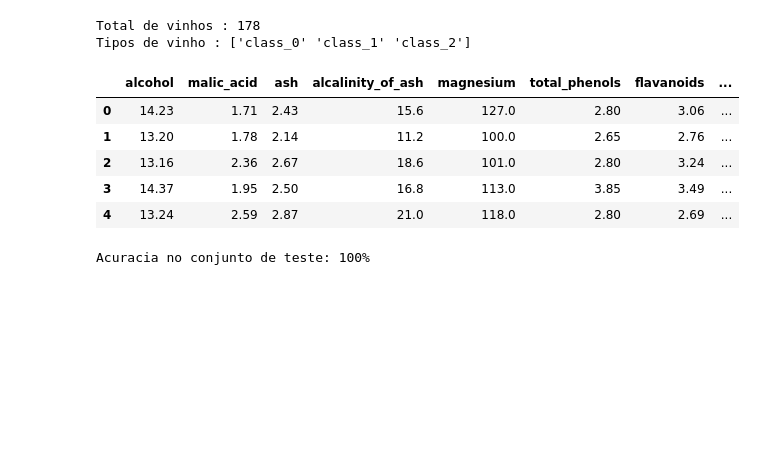
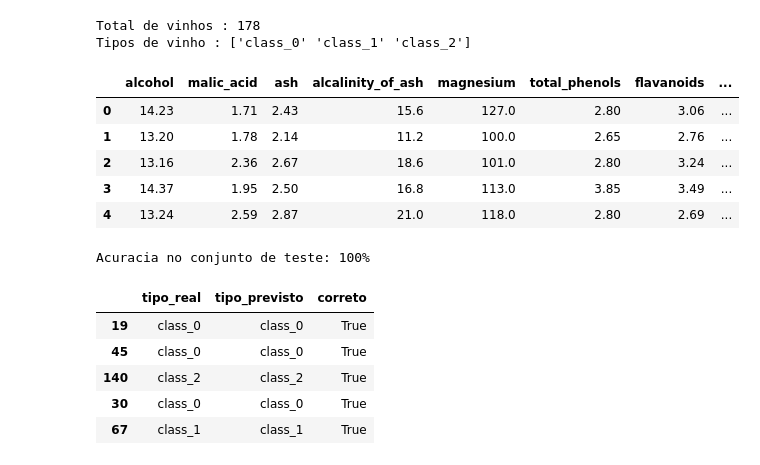
Before and after one commit to gialbanes/Faculdade-2026, a Jupyter notebook: 1semestre/AM/revisoes/revisao_perceptron/revisao_mlp.ipynb, the cells around one changed output. Cells and saved outputs as stored; diff of their text form; code cells hidden in the pictures; blank space fills up the shorter version.

```diff
--- a/1semestre/AM/revisoes/revisao_perceptron/revisao_mlp.ipynb
+++ b/1semestre/AM/revisoes/revisao_perceptron/revisao_mlp.ipynb
@@ -173,3 +173,18 @@ acuracia = accuracy_score(Y_wine_test, previsoes_wine)
 print(f"Acuracia no conjunto de teste: {acuracia:.0%}")
 # %% [output]
 Acuracia no conjunto de teste: 100%
+# %%
+# compara as previsões com os valores reais do dataset
+df_resultado = X_wine_test.copy()
+df_resultado["tipo_real"] = [wine.target_names[i] for i in Y_wine_test]
+df_resultado["tipo_previsto"] = [wine.target_names[i] for i in previsoes_wine]
+df_resultado["correto"] = df_resultado["tipo_real"] == df_resultado["tipo_previsto"]
+
+df_resultado[["tipo_real", "tipo_previsto", "correto"]].head()
+# %% [output]
+|  | tipo_real | tipo_previsto | correto |
+| 19 | class_0 | class_0 | True |
+| 45 | class_0 | class_0 | True |
+| 140 | class_2 | class_2 | True |
+| 30 | class_0 | class_0 | True |
+| 67 | class_1 | class_1 | True |
```
Also changed, not shown: parts of 7 cells of this notebook, 2 other files.
